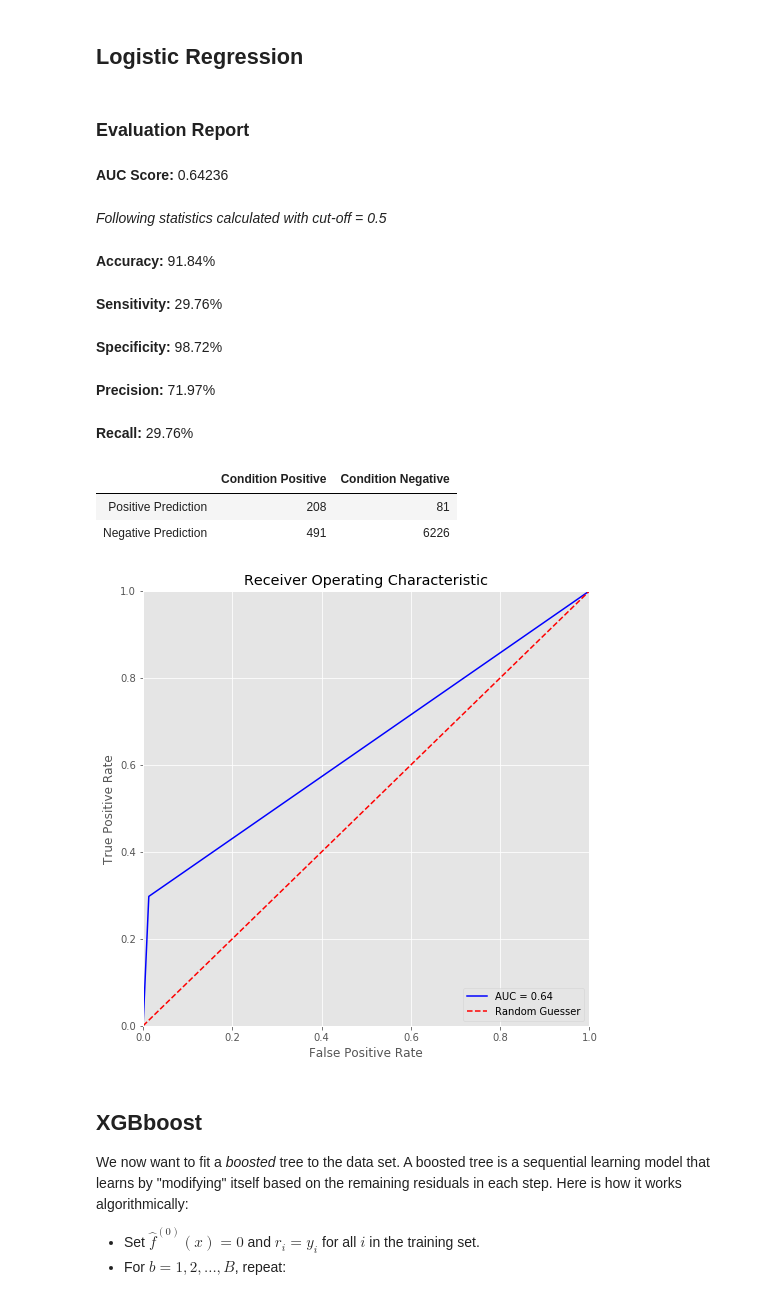
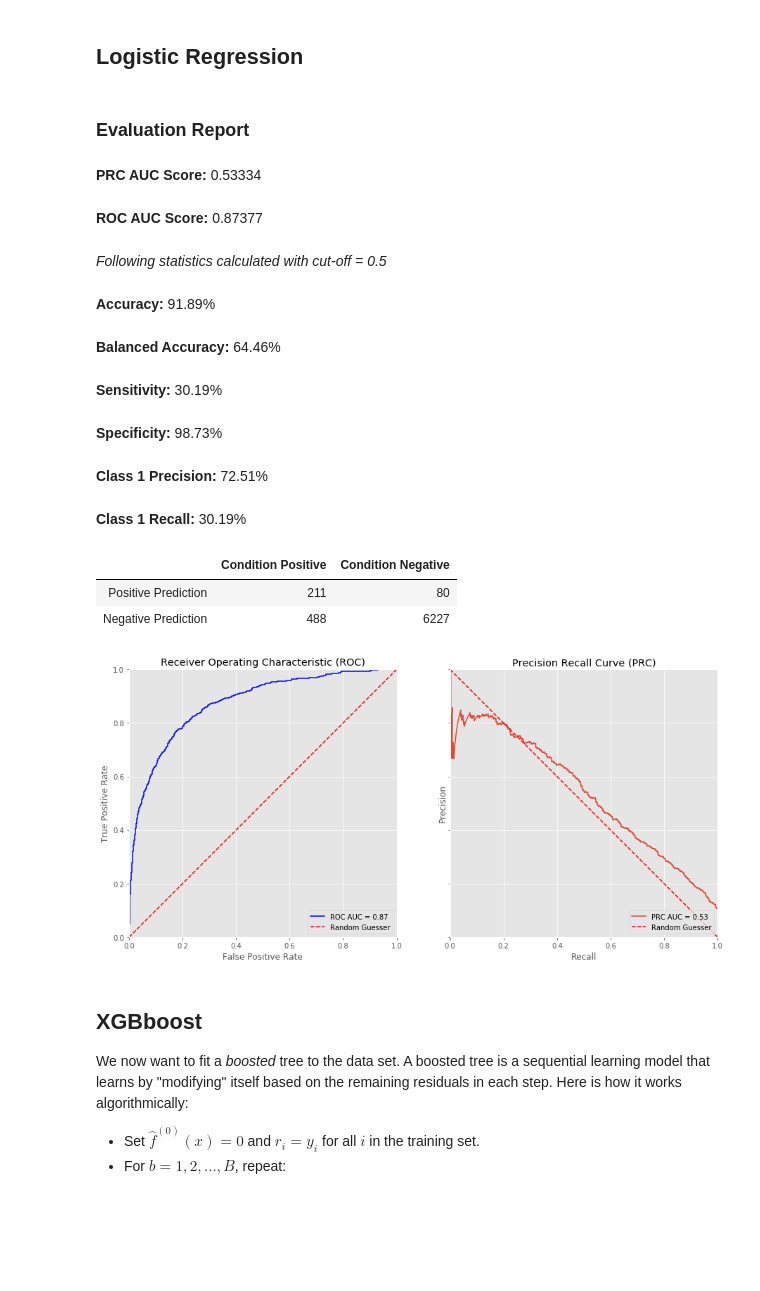
Before and after one commit to JakobGM/machine-learning-course, a Jupyter notebook: project/jakobgm.ipynb, the cells around one changed output. Drawn from its saved outputs; the diff is of its cells as text; code cells hidden in the pictures; blank space fills up the shorter version.

```diff
--- a/project/jakobgm.ipynb
+++ b/project/jakobgm.ipynb
@@ -682,6 +531,7 @@ datasets = DataSets(small=small, large=large)
 We will work with the `datasets` object from now on.
 Firstly, it consists of two sub-attributes, `datasets.small` and `datasets.large`, containing the two datasets respectively.
 # %%
+datasets = ds.get_datasets()
 print(datasets.small)
 print(datasets.large)
 # %% [output]
@@ -809,25 +643,28 @@ __Recall:__ 38.91%
 # %% [markdown]
 ## Logistic Regression
 # %%
+from sklearn.linear_model import LogisticRegression
 data = datasets.small.resplit(0.9, 0, 0.1)
 logreg = LogisticRegression(solver='lbfgs', max_iter=10_000)
 logreg.fit(data.train_split.X, data.train_split.y)
-prediction = logreg.predict(data.test_split.X)
+prediction = logreg.predict_proba(data.test_split.X)
 data.evaluate(prediction, plot_roc=True)
 # %% [output]
 ### Evaluation Report
-__AUC Score:__ 0.64236
+__PRC AUC Score:__ 0.53334
-
-_Following statistics calculated with cut-off = 0.5_
+__ROC AUC Score:__ 0.87377
-__Accuracy:__ 91.84%
+
+_Following statistics calculated with cut-off = 0.5_
-__Sensitivity:__ 29.76%
+__Accuracy:__ 91.89%
-__Specificity:__ 98.72%
+__Balanced Accuracy:__ 64.46%
-__Precision:__ 71.97%
+__Sensitivity:__ 30.19%
-__Recall:__ 29.76%
+__Specificity:__ 98.73%
+__Class 1 Precision:__ 72.51%
+__Class 1 Recall:__ 30.19%
 |  | Condition Positive | Condition Negative |
-| Positive Prediction | 208 | 81 |
-| Negative Prediction | 491 | 6226 |
+| Positive Prediction | 211 | 80 |
+| Negative Prediction | 488 | 6227 |
-[figure, old version]
+[figure, new version]
 # %% [markdown]
 ## XGBboost
 
```
Also changed, not shown: parts of 27 cells of this notebook, 2 other files.
